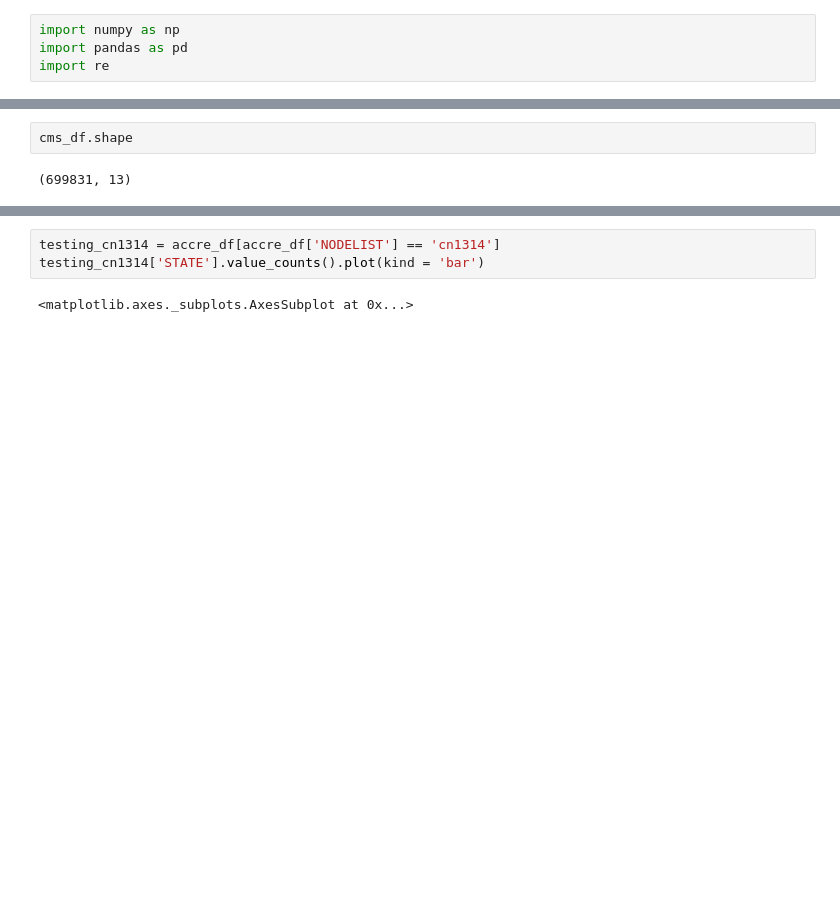
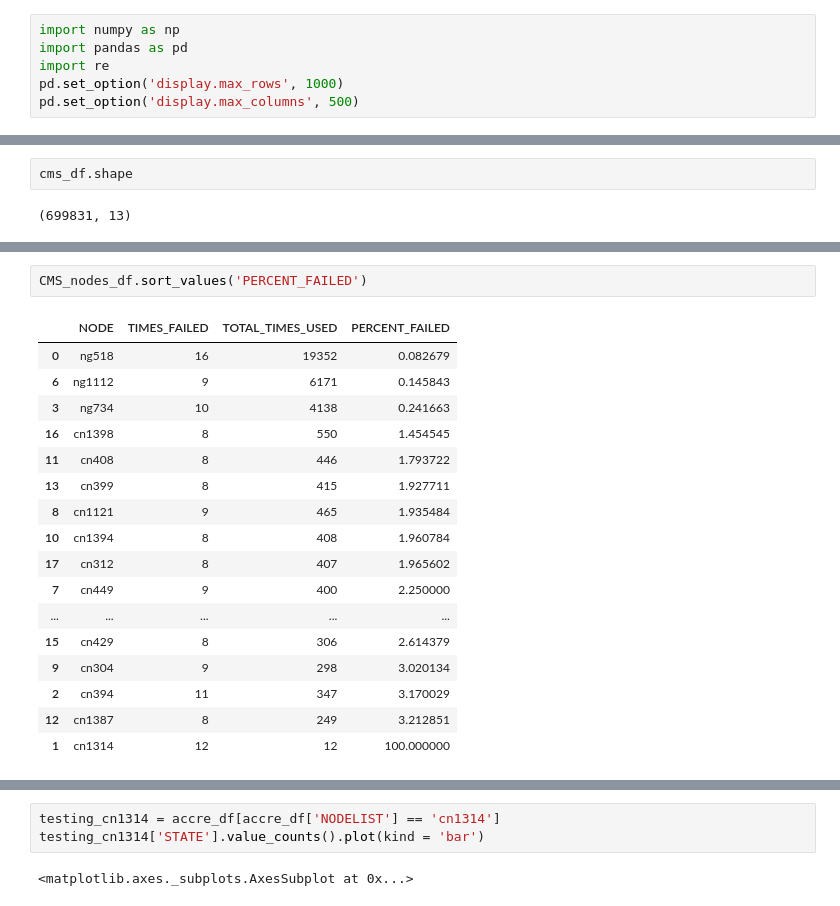
Before and after one commit to nss-data-science-cohort-4/dq2-accre-mst, a Jupyter notebook: notebooks/CMS Question.ipynb, the cells around one changed output, grey strips where cells are left out. Drawn from its saved outputs; the diff is of its cells as text; blank space fills up the shorter version.

```diff
--- a/notebooks/CMS Question.ipynb
+++ b/notebooks/CMS Question.ipynb
@@ -2,3 +2,5 @@
 import numpy as np
 import pandas as pd
 import re
+pd.set_option('display.max_rows', 1000)
+pd.set_option('display.max_columns', 500)
@@ -95,0 +254,20 @@ Name: STATE, dtype: int64
+# %%
+CMS_nodes_df.sort_values('PERCENT_FAILED')
+# %% [output]
+|  | NODE | TIMES_FAILED | TOTAL_TIMES_USED | PERCENT_FAILED |
+| 0 | ng518 | 16 | 19352 | 0.082679 |
+| 6 | ng1112 | 9 | 6171 | 0.145843 |
+| 3 | ng734 | 10 | 4138 | 0.241663 |
+| 16 | cn1398 | 8 | 550 | 1.454545 |
+| 11 | cn408 | 8 | 446 | 1.793722 |
+| 13 | cn399 | 8 | 415 | 1.927711 |
+| 8 | cn1121 | 9 | 465 | 1.935484 |
+| 10 | cn1394 | 8 | 408 | 1.960784 |
+| 17 | cn312 | 8 | 407 | 1.965602 |
+| 7 | cn449 | 9 | 400 | 2.250000 |
+| ... | ... | ... | ... | ... |
+| 15 | cn429 | 8 | 306 | 2.614379 |
+| 9 | cn304 | 9 | 298 | 3.020134 |
+| 2 | cn394 | 11 | 347 | 3.170029 |
+| 12 | cn1387 | 8 | 249 | 3.212851 |
+| 1 | cn1314 | 12 | 12 | 100.000000 |
```
Also changed, not shown: parts of 31 cells of this notebook.
